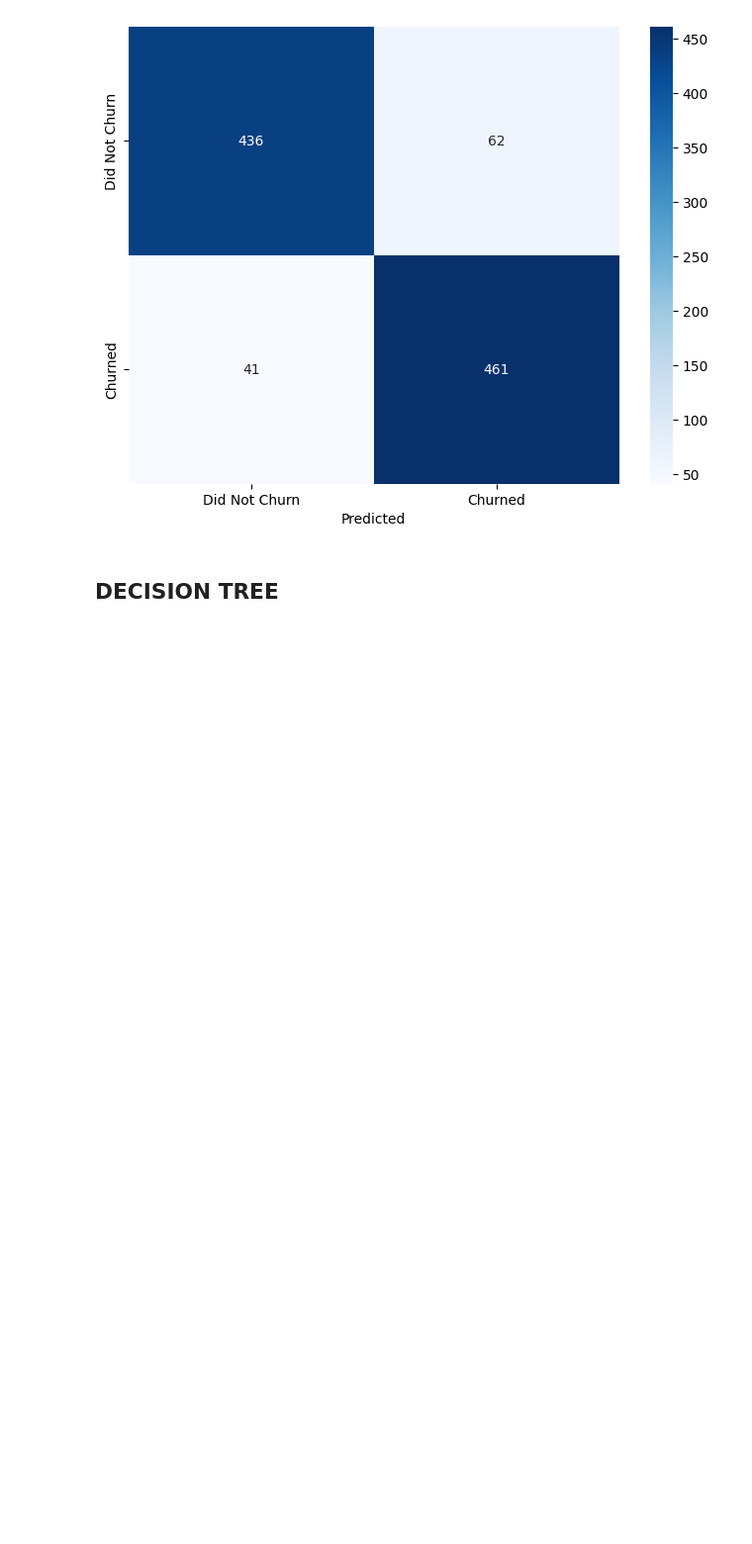
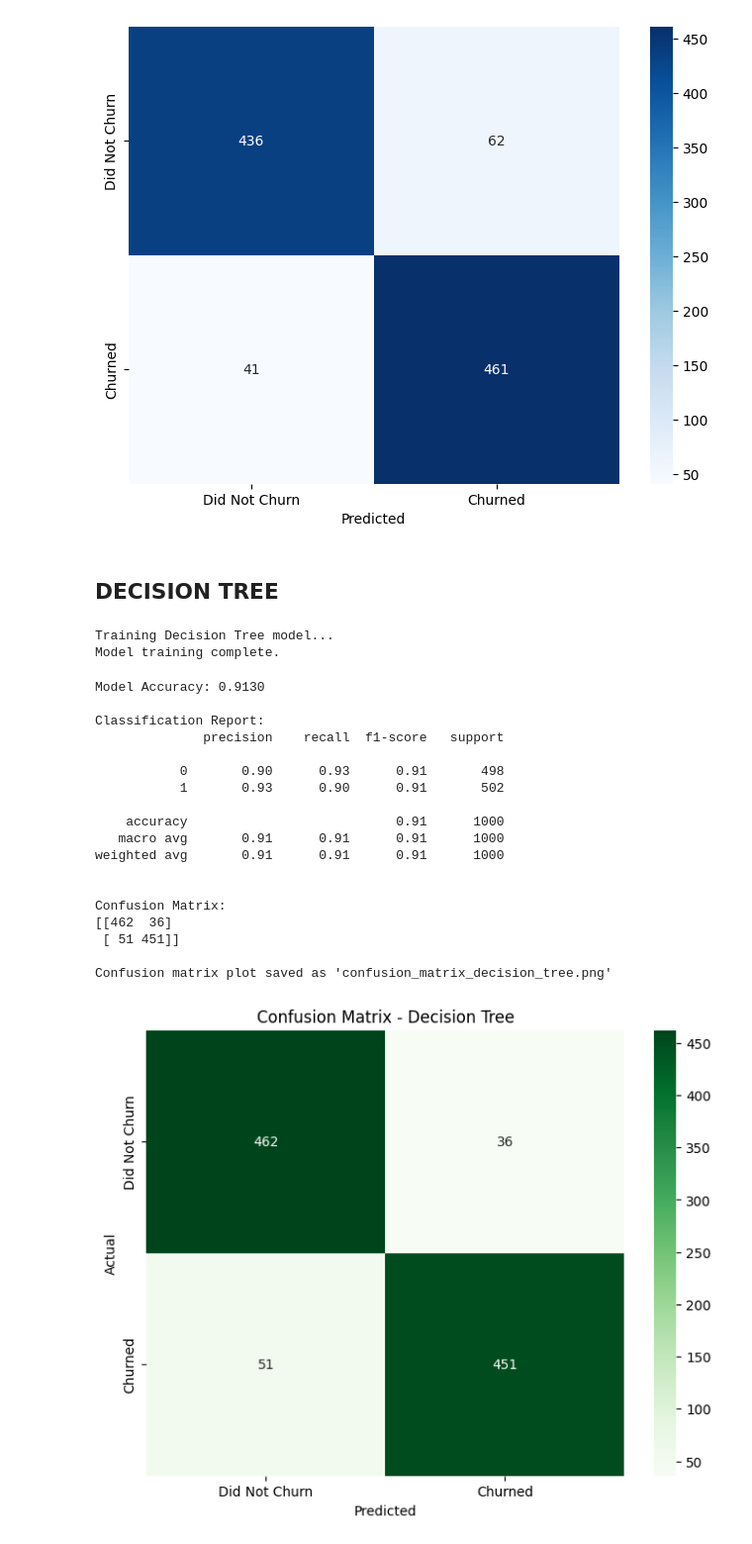
Before and after one commit to manmeetkaur77/Customer-Churn-Prediction-Netflix, a Jupyter notebook: Churn_Analysis-Model Building.ipynb, the cells around one changed output. Shown: that part at 99% size. Saved outputs shown, nothing was run; the diff lists cells and outputs as text; code cells hidden in the pictures; blank space fills up the shorter version.

Commit message:
Decision Tree Model

```diff
--- a/Churn_Analysis-Model Building.ipynb
+++ b/Churn_Analysis-Model Building.ipynb
@@ -129,0 +132,53 @@ Text(0.5, 36.72222222222221, 'Predicted')
+# %%
+# --- 4. Train Decision Tree Model ---
+print("\nTraining Decision Tree model...")
+# We can add max_depth to prevent overfitting
+dt_classifier = DecisionTreeClassifier(max_depth=5, random_state=42)
+dt_classifier.fit(X_train, y_train)
+print("Model training complete.")
+# %% [output]
+Training Decision Tree model...
+Model training complete.
+# %%
+# --- 5. Evaluate the Model ---
+y_pred = dt_classifier.predict(X_test)
+
+accuracy = accuracy_score(y_test, y_pred)
+print(f"\nModel Accuracy: {accuracy:.4f}")
+
+print("\nClassification Report:")
+print(classification_report(y_test, y_pred))
+
+print("\nConfusion Matrix:")
+cm = confusion_matrix(y_test, y_pred)
+print(cm)
+
+# Plot the confusion matrix
+plt.figure(figsize=(8, 6))
+sns.heatmap(cm, annot=True, fmt='d', cmap='Greens', xticklabels=['Did Not Churn', 'Churned'], yticklabels=['Did Not Churn', 'Churned'])
+plt.xlabel('Predicted')
+plt.ylabel('Actual')
+plt.title('Confusion Matrix - Decision Tree')
+plt.savefig('confusion_matrix_decision_tree.png')
+print("\nConfusion matrix plot saved as 'confusion_matrix_decision_tree.png'")
+plt.show()
+# %% [output]
+Model Accuracy: 0.9130
+
+Classification Report:
+              precision    recall  f1-score   support
+
+           0       0.90      0.93      0.91       498
+           1       0.93      0.90      0.91       502
+
+    accuracy                           0.91      1000
+   macro avg       0.91      0.91      0.91      1000
+weighted avg       0.91      0.91      0.91      1000
+
+
+Confusion Matrix:
+[[462  36]
+ [ 51 451]]
+
+Confusion matrix plot saved as 'confusion_matrix_decision_tree.png'
+[figure, added]
```
Also changed, not shown: parts of 2 cells of this notebook, 2 other files.
